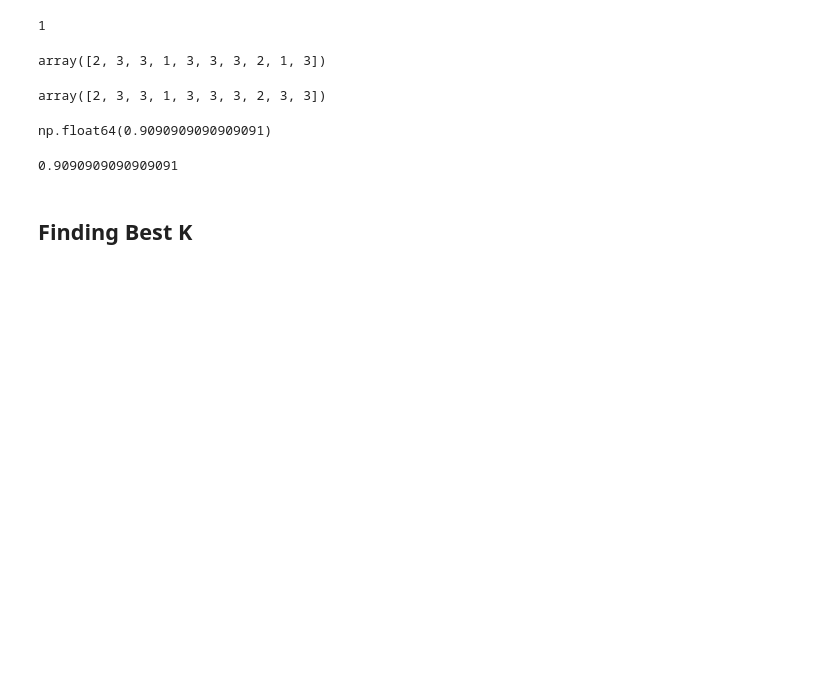
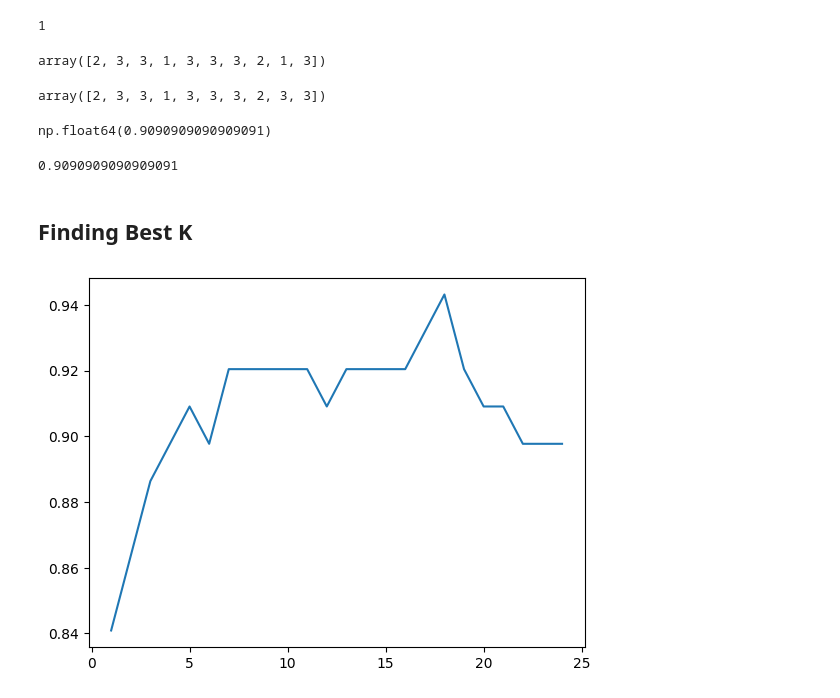
Before and after one commit to Himanshu-Kumar-123/ML-Supervised-Learning, a Jupyter notebook: K-Nearest_Neighbor(KNN).ipynb, the cells around one changed output. Cells and saved outputs as stored; diff of their text form; code cells hidden in the pictures; blank space fills up the shorter version.

```diff
--- a/K-Nearest_Neighbor(KNN).ipynb
+++ b/K-Nearest_Neighbor(KNN).ipynb
@@ -231,6 +231,11 @@ def k_accuracy(X_train_scaled, y_sm, X_val_scaled, y_val, k):
     return accuracy_score(y_val, y_pred)
 # %%
 val_accuracies = []
-for k in range(1, 21):
+for k in range(1, 25):
     acc = k_accuracy(X_train_scaled, y_sm, X_val_scaled, y_val, k=k)
     val_accuracies.append(acc)
+# %%
+plt.plot(range(1, 25), val_accuracies)
+plt.show()
+# %% [output]
+[figure, added]
```
